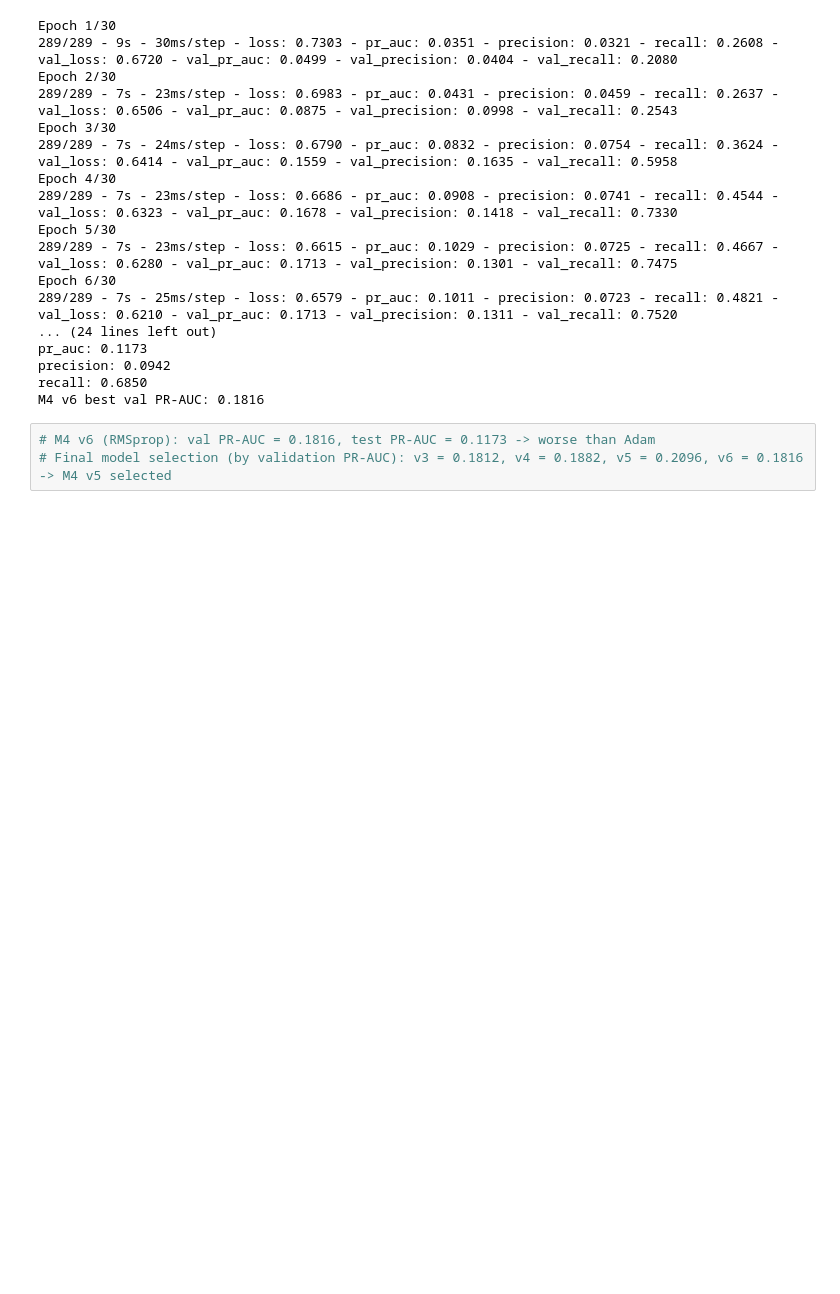
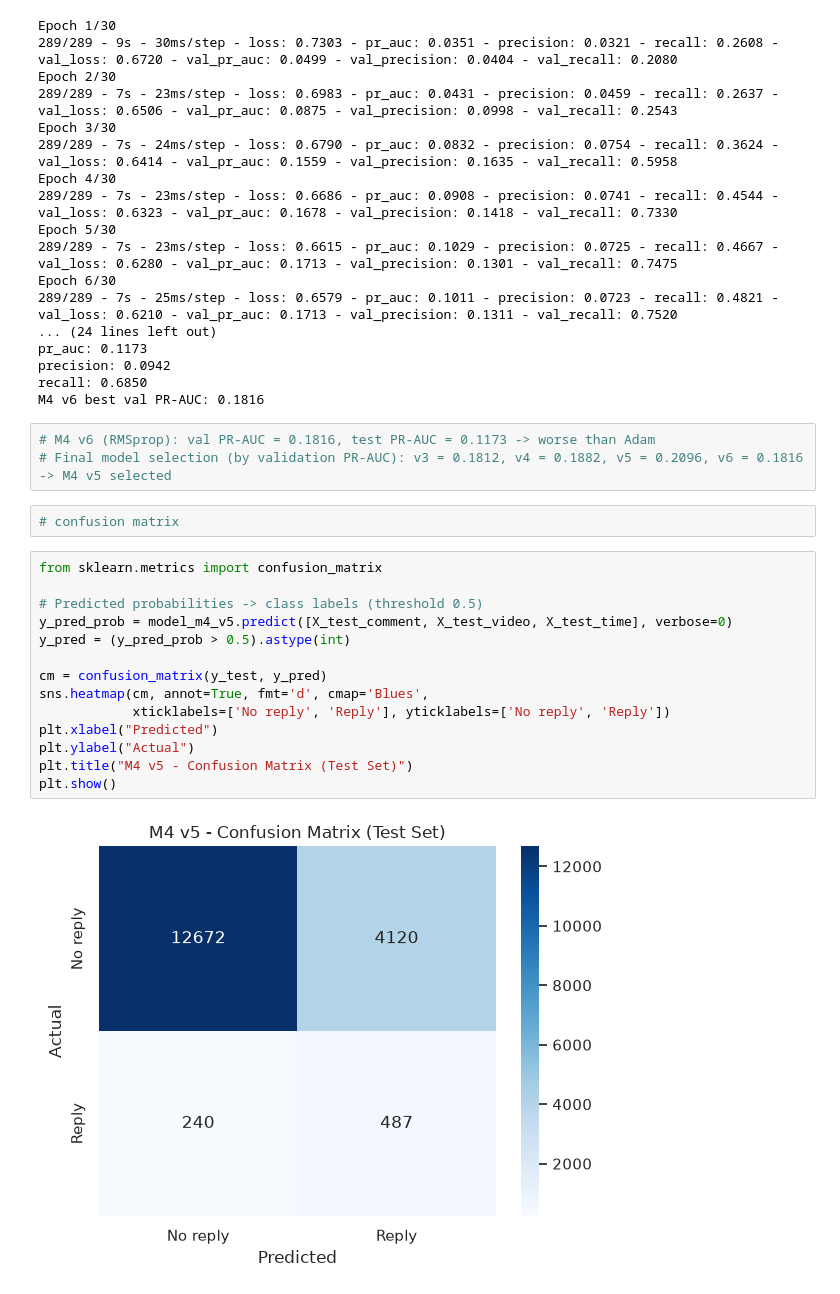
Before and after one commit to fundaBa/IntegratedCA1, a Jupyter notebook: Advanced Data Analysis.ipynb, the cells around one changed output. Saved outputs shown, nothing was run; the diff lists cells and outputs as text; blank space fills up the shorter version.

Commit message:
Add confusion matrix for Model4 v5 , Apply CNN

```diff
--- a/Advanced Data Analysis.ipynb
+++ b/Advanced Data Analysis.ipynb
@@ -1301,3 +1303,21 @@ M4 v6 best val PR-AUC: 0.1816
 # %%
 # M4 v6 (RMSprop): val PR-AUC = 0.1816, test PR-AUC = 0.1173 -> worse than Adam
 # Final model selection (by validation PR-AUC): v3 = 0.1812, v4 = 0.1882, v5 = 0.2096, v6 = 0.1816 -> M4 v5 selected
+# %%
+# confusion matrix
+# %%
+from sklearn.metrics import confusion_matrix
+
+# Predicted probabilities -> class labels (threshold 0.5)
+y_pred_prob = model_m4_v5.predict([X_test_comment, X_test_video, X_test_time], verbose=0)
+y_pred = (y_pred_prob > 0.5).astype(int)
+
+cm = confusion_matrix(y_test, y_pred)
+sns.heatmap(cm, annot=True, fmt='d', cmap='Blues',
+            xticklabels=['No reply', 'Reply'], yticklabels=['No reply', 'Reply'])
+plt.xlabel("Predicted")
+plt.ylabel("Actual")
+plt.title("M4 v5 - Confusion Matrix (Test Set)")
+plt.show()
+# %% [output]
+[figure, added]
```
Also changed, not shown: parts of 7 cells of this notebook.
